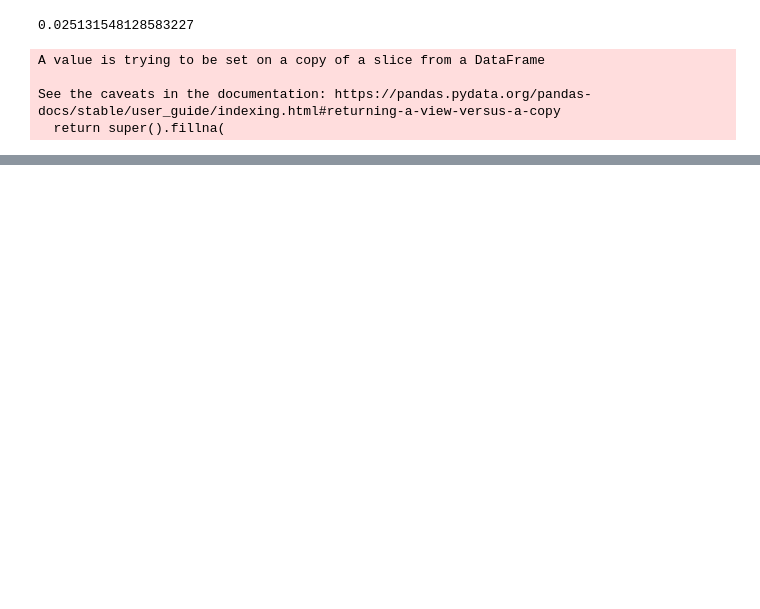
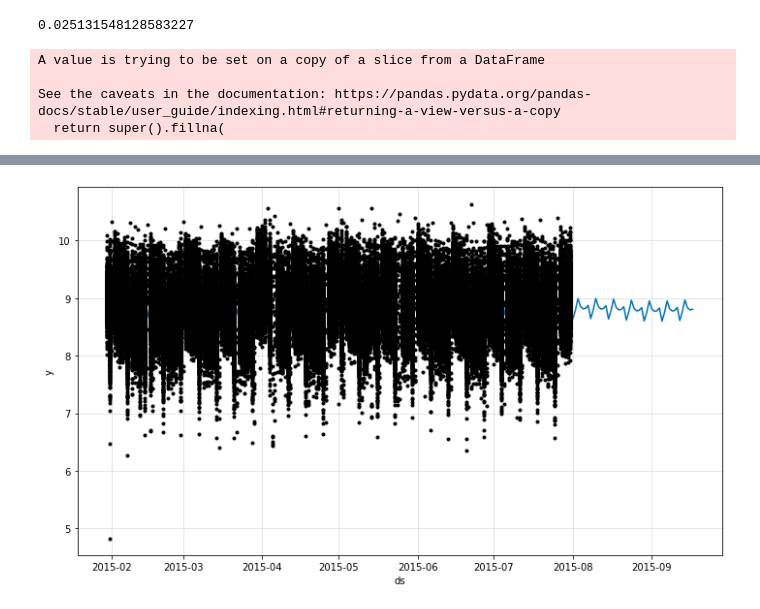
Before and after one commit to bur-oez/Capstone-Project-Rossman-Sales, a Jupyter notebook: 05_Predictive_Modelling.ipynb, the cells around one changed output, grey strips where cells are left out. Saved outputs shown, nothing was run; the diff lists cells and outputs as text; code cells hidden in the pictures; blank space fills up the shorter version.

Commit message:
NeuralProphet Model done

```diff
--- a/05_Predictive_Modelling.ipynb
+++ b/05_Predictive_Modelling.ipynb
@@ -234,0 +263,9 @@ forecast_sales.shape
+# %%
+mn = NeuralProphet(changepoints_range= 0.95,daily_seasonality=True, learning_rate= 0.05, epochs= 20, batch_size= 256,n_changepoints=100)
+#x_train, y_test = mn.split_df(df_n_prophet_log, valid_p=0.2)
+# %%
+model_neuralp = mn.fit(df_prophet_log, freq="D")
+# %%
+future = mn.make_future_dataframe(df_prophet_log, periods=48,n_historic_predictions=168820)
+# %%
+forecast = mn.predict(future)
@@ -234,0 +306,4 @@ forecast_sales.shape
+# %%
+forecasts_plot = mn.plot(forecast)
+# %% [output]
+[figure, added]
```
Also changed, not shown: parts of 24 cells of this notebook.
